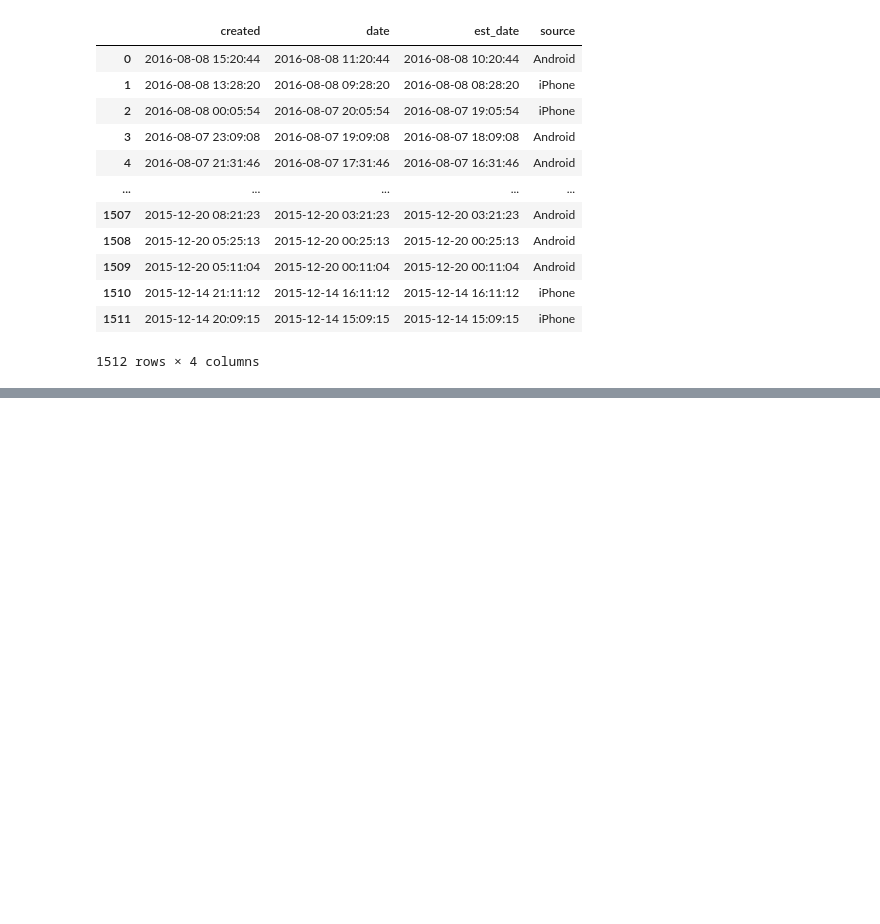
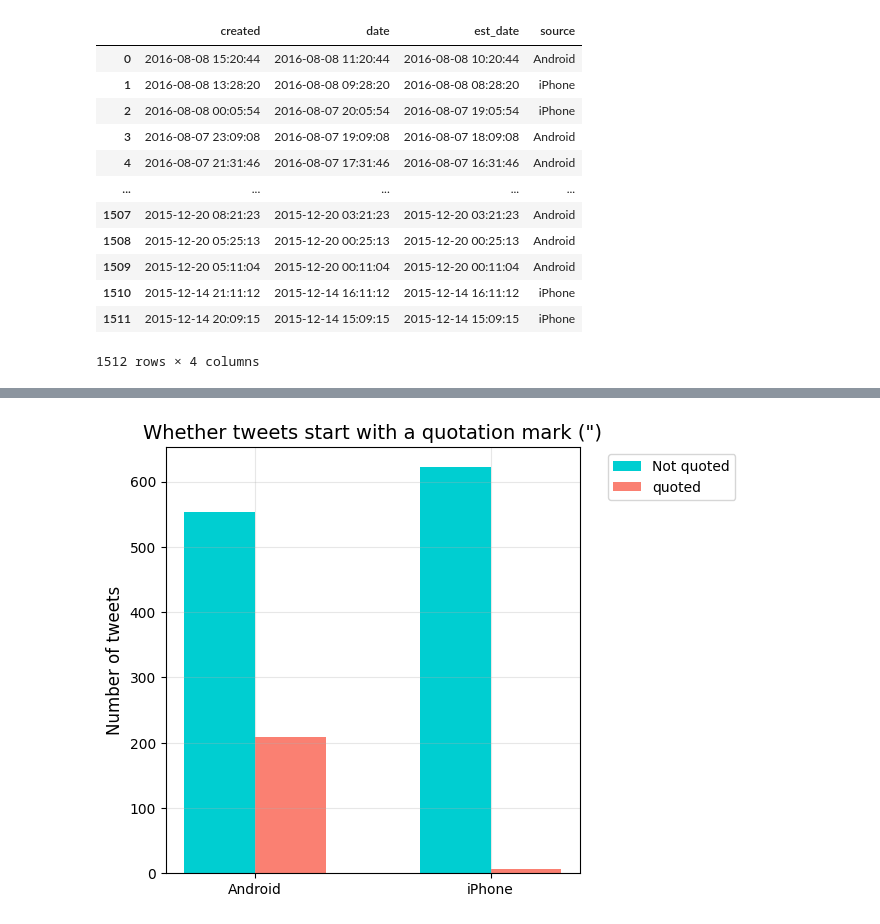
Before and after one commit to ambirdw/AIA-practice, a Jupyter notebook: Trump Tweets_EDA.ipynb, the cells around one changed output, grey strips where cells are left out. Drawn from its saved outputs; the diff is of its cells as text; code cells hidden in the pictures; blank space fills up the shorter version.

Commit message:
Add tweets quotation figure.

```diff
--- a/Trump Tweets_EDA.ipynb
+++ b/Trump Tweets_EDA.ipynb
@@ -181,0 +188,4 @@ tweet_r[['created', 'date', 'est_date', 'source']]
+# %%
+df_tweet['start_quoted'] = df_tweet['text'].apply(lambda x: x.startswith('"'))
+# %%
+df_tweet_f = df_tweet[df_tweet['source'].str.contains("Android|iPhone")]
@@ -181,0 +196,4 @@ tweet_r[['created', 'date', 'est_date', 'source']]
+# %%
+# method-1
+group_q = df_tweet_f[['start_quoted', 'source', 'id']].groupby(['start_quoted', 'source',]).count()
+group_q
@@ -181,0 +211,25 @@ tweet_r[['created', 'date', 'est_date', 'source']]
+# %%
+x = np.arange(len(df_tweet_f['source'].unique()))
+width = 0.3
+
+# method-1
+plt.bar(x, group_q.loc[False, :].squeeze(), width, color='darkturquoise', label="Not quoted")
+plt.bar(x+width, group_q.loc[True, :].squeeze(), width, color='salmon', label="quoted")
+
+# method-2
+# plt.bar(x, quoted_f['source'].value_counts(sort=False), width, color='darkturquoise',label="Not quoted")
+# plt.bar(x+width, quoted_t['source'].value_counts(sort=False), width, color='salmon', label="quoted")
+
+plt.xticks(x+width/2, df_tweet_f['source'].unique(),fontsize=10)
+plt.yticks(fontsize=10)
+plt.grid(True, alpha=0.3)
+
+plt.legend(bbox_to_anchor=(1.05, 1.0), loc='upper left')
+plt.tight_layout()
+
+plt.title('Whether tweets start with a quotation mark (")', fontsize=14)
+plt.ylabel("Number of tweets",fontsize=12)
+
+plt.show()
+# %% [output]
+[figure, added]
```
Also changed, not shown: parts of 6 cells of this notebook, 1 other file.
